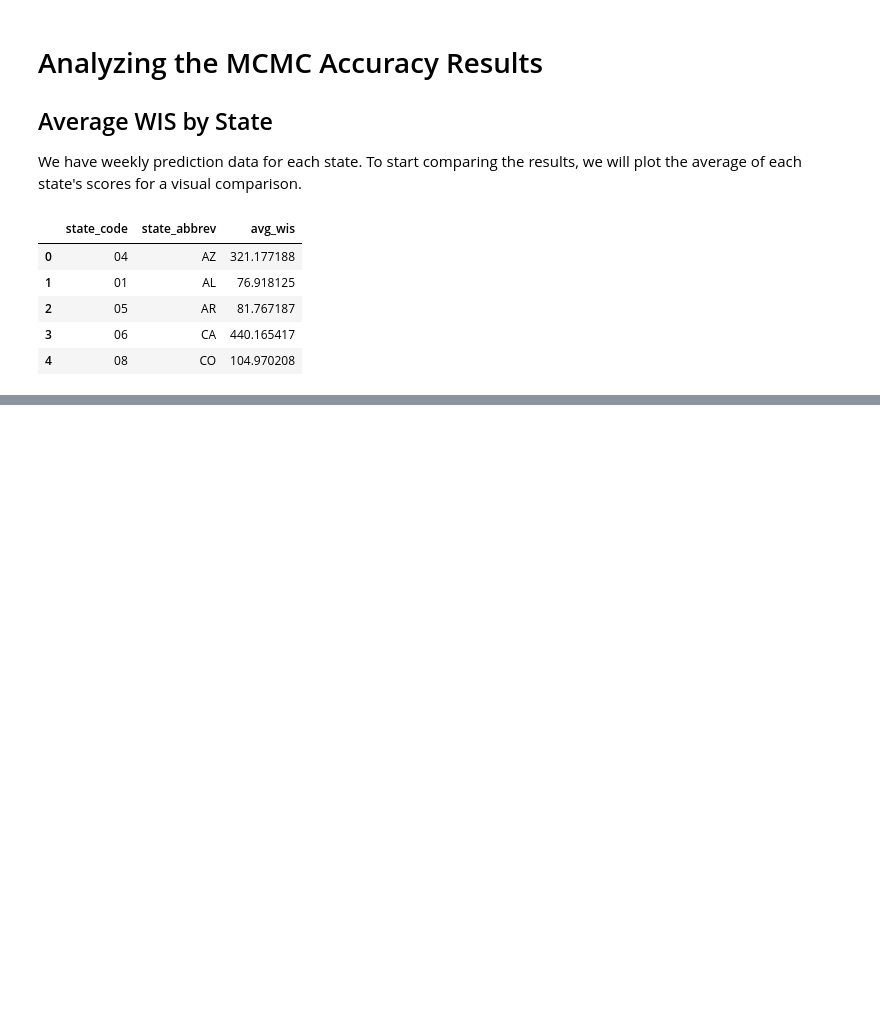
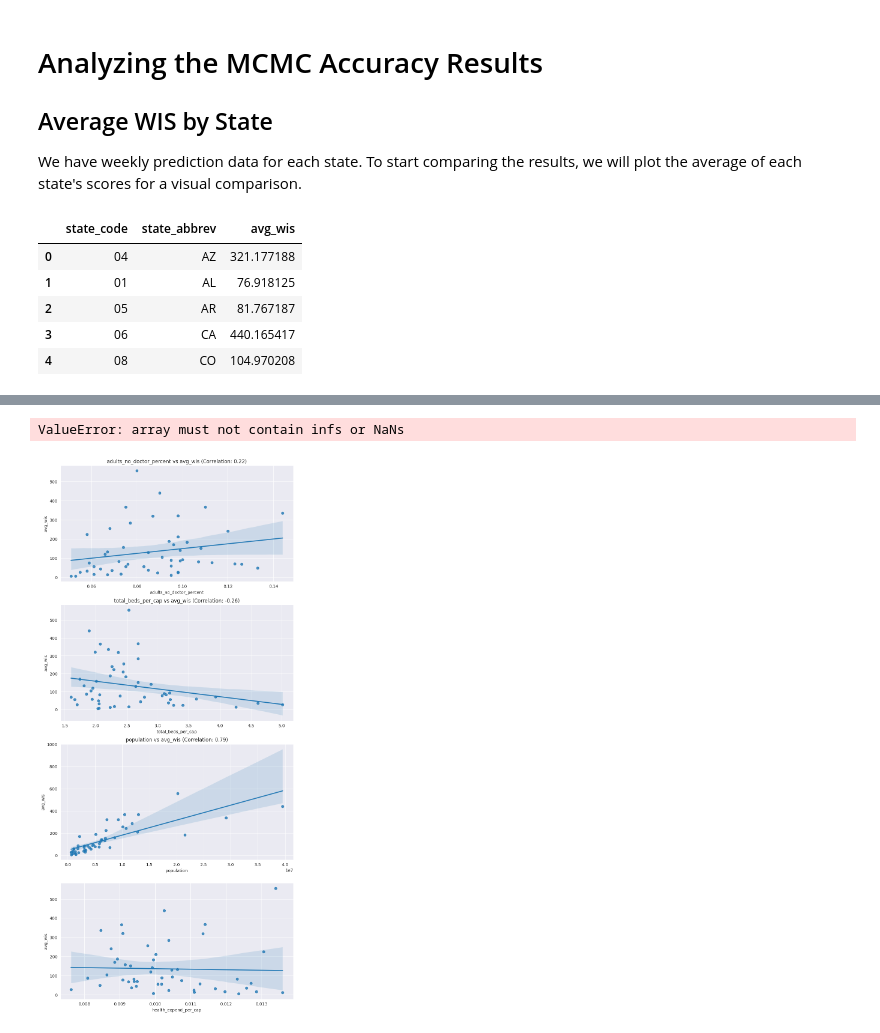
Before and after one commit to atiumcache/flu-forecast-accuracy, a Jupyter notebook: analyze-and-visualize/basic-plotting.ipynb, the cells around one changed output, grey strips where cells are left out. Cells and saved outputs as stored; diff of their text form; code cells hidden in the pictures; blank space fills up the shorter version.

Commit message:
new data, and start analysis notebook

```diff
--- a/analyze-and-visualize/basic-plotting.ipynb
+++ b/analyze-and-visualize/basic-plotting.ipynb
@@ -57,0 +132,9 @@ Not too enlightening. Let's try to find features that are influencing the big di
+# %%
+# Add state populations
+pop_by_state_df = pd.read_csv('../datasets/us_pop_by_state.csv')
+pop_by_state_df.drop(columns=['rank', 'state', 'percent_of_total'], inplace=True)
+pop_by_state_df.columns = pop_by_state_df.columns.str.strip()
+
+all_data = pd.merge(all_data, pop_by_state_df, on='state_abbrev', how='left')
+
+all_data.head()
@@ -57,0 +148,6 @@ Not too enlightening. Let's try to find features that are influencing the big di
+# %%
+# Convert health_expenditure to per capita using population
+all_data['health_expend_per_cap'] = all_data['health_expenditure'] / all_data['population']
+all_data.drop('health_expenditure', axis=1, inplace=True)
+
+all_data.head()
@@ -57,0 +161,29 @@ Not too enlightening. Let's try to find features that are influencing the big di
+# %%
+import seaborn as sns
+import matplotlib.pyplot as plt
+from scipy.stats import pearsonr
+
+target_variable = 'avg_wis'
+features = all_data.drop(columns=['state_code', 'state_abbrev', 'state_name', target_variable])
+
+plt.figure(figsize=(10, 6 * len(features)))
+
+# Loop through each feature and create a scatter plot with regression line and correlation coefficient
+for i, feature in enumerate(features, 1):
+    plt.subplot(len(features), 1, i)
+    sns.regplot(data=all_data, x=feature, y=target_variable)
+
+    # Calculate the correlation coefficient
+    corr, _ = pearsonr(all_data[feature], all_data[target_variable])
+
+    # Add title and correlation coefficient to the plot
+    plt.title(f'{feature} vs {target_variable} (Correlation: {corr:.2f})')
+    plt.xlabel(feature)
+    plt.ylabel(target_variable)
+
+
+plt.tight_layout()
+plt.show()
+# %% [output]
+ValueError: array must not contain infs or NaNs
+[figure, added]
```
Also changed, not shown: parts of 8 cells of this notebook, 5 other files.
